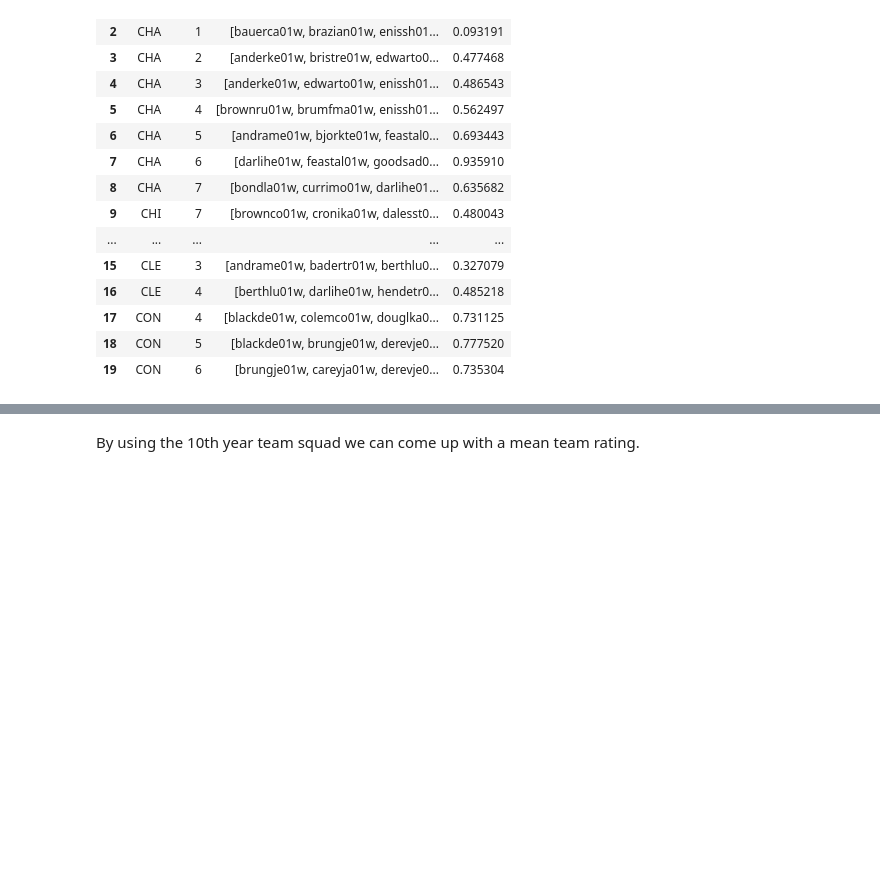
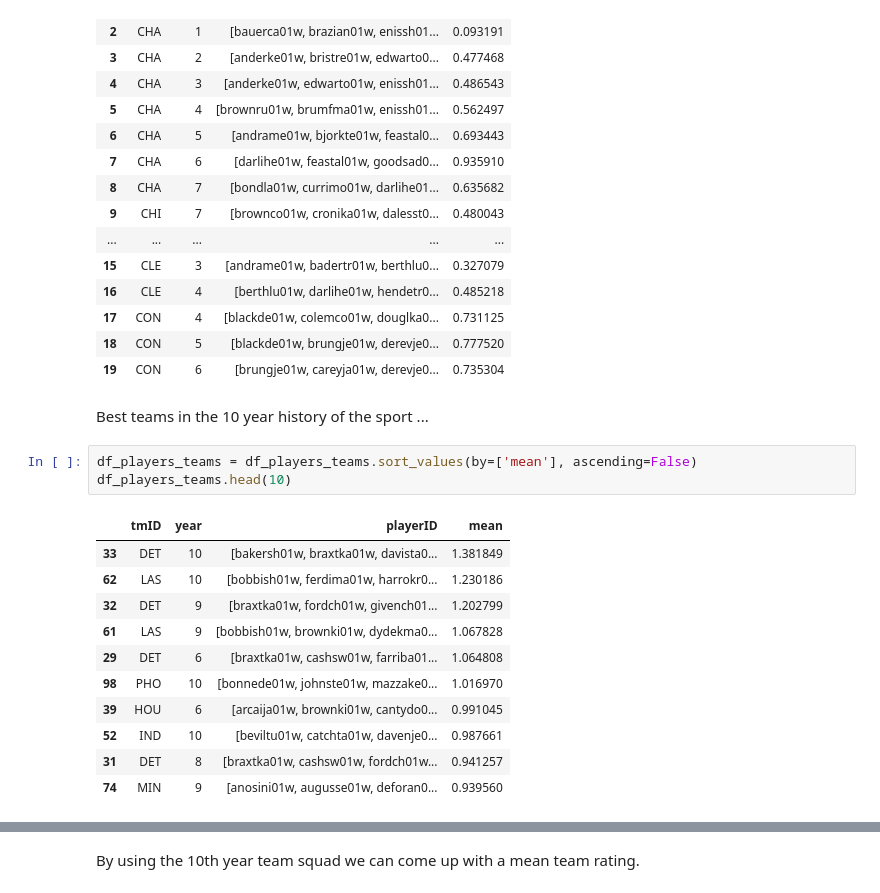
Before and after one commit to m21ark/ac, a Jupyter notebook: tmp.ipynb, the cells around one changed output, grey strips where cells are left out. Drawn from its saved outputs; the diff is of its cells as text; blank space fills up the shorter version.

```diff
--- a/tmp.ipynb
+++ b/tmp.ipynb
@@ -96,3 +96,20 @@ df_players_teams.head(20)
 | 17 | CON | 4 | [blackde01w, colemco01w, douglka0... | 0.731125 |
 | 18 | CON | 5 | [blackde01w, brungje01w, derevje0... | 0.777520 |
 | 19 | CON | 6 | [brungje01w, careyja01w, derevje0... | 0.735304 |
+# %% [markdown]
+Best teams in the 10 year history of the sport ...
+# %%
+df_players_teams = df_players_teams.sort_values(by=['mean'], ascending=False)
+df_players_teams.head(10)
+# %% [output]
+|  | tmID | year | playerID | mean |
+| 33 | DET | 10 | [bakersh01w, braxtka01w, davista0... | 1.381849 |
+| 62 | LAS | 10 | [bobbish01w, ferdima01w, harrokr0... | 1.230186 |
+| 32 | DET | 9 | [braxtka01w, fordch01w, givench01... | 1.202799 |
+| 61 | LAS | 9 | [bobbish01w, brownki01w, dydekma0... | 1.067828 |
+| 29 | DET | 6 | [braxtka01w, cashsw01w, farriba01... | 1.064808 |
+| 98 | PHO | 10 | [bonnede01w, johnste01w, mazzake0... | 1.016970 |
+| 39 | HOU | 6 | [arcaija01w, brownki01w, cantydo0... | 0.991045 |
+| 52 | IND | 10 | [beviltu01w, catchta01w, davenje0... | 0.987661 |
+| 31 | DET | 8 | [braxtka01w, cashsw01w, fordch01w... | 0.941257 |
+| 74 | MIN | 9 | [anosini01w, augusse01w, deforan0... | 0.939560 |
```
Also changed, not shown: parts of 2 cells of this notebook, 1 other file.
